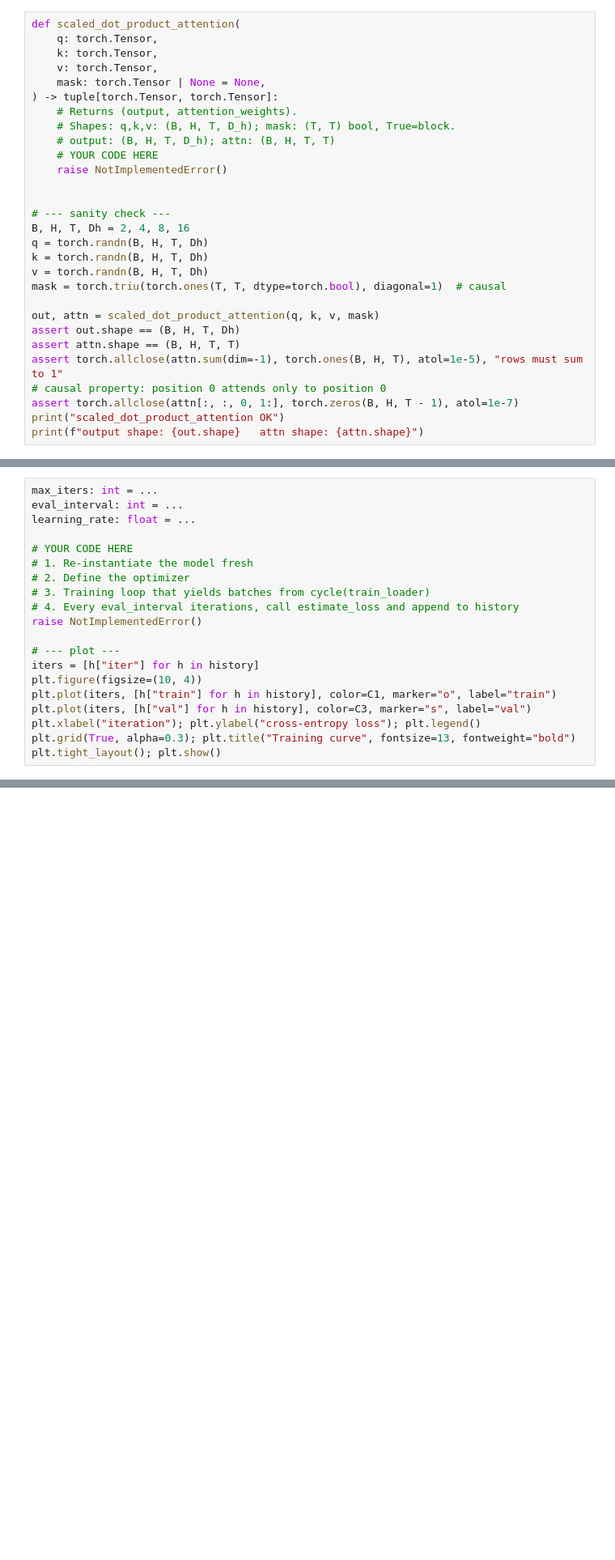
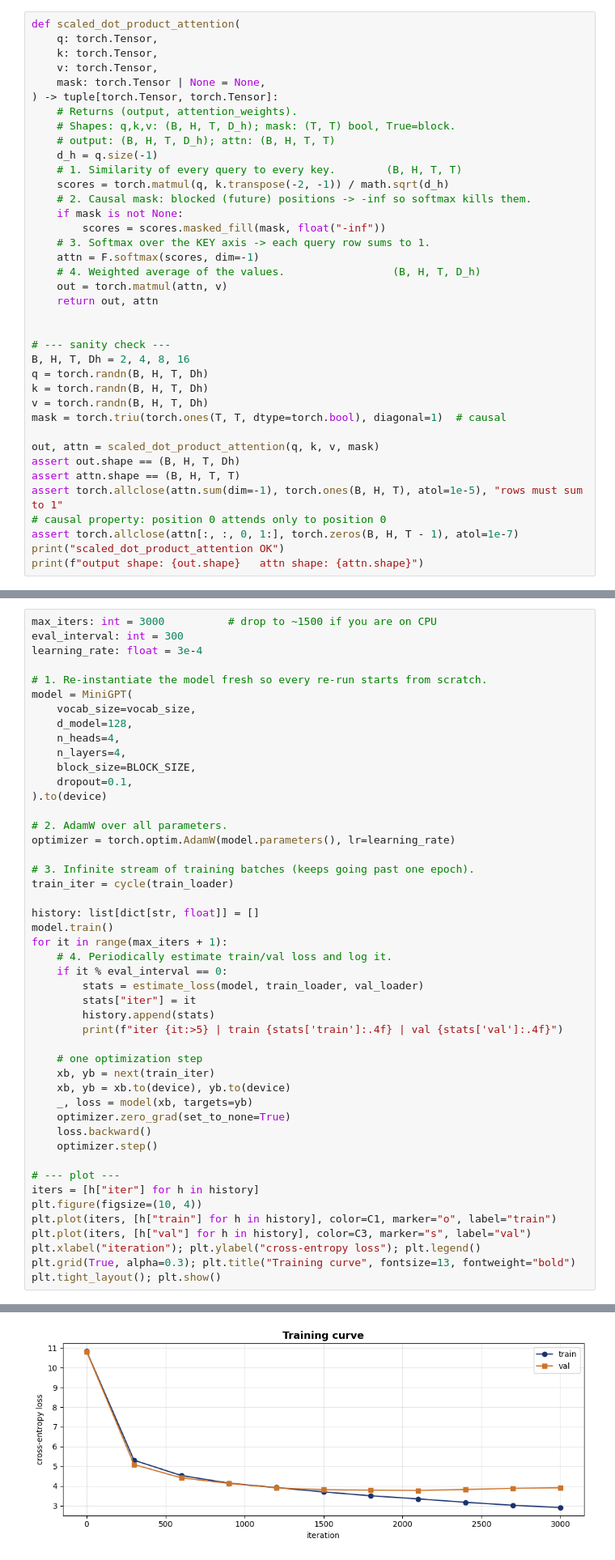
Before and after one commit to jjuuansee/deep-learning-course-notebooks, a Jupyter notebook: notebooks/notebook_7.ipynb, the cells around one changed output, grey strips where cells are left out. Shown at 81% size. Drawn from its saved outputs; the diff is of its cells as text; blank space fills up the shorter version.

```diff
--- a/notebooks/notebook_7.ipynb
+++ b/notebooks/notebook_7.ipynb
@@ -350,8 +445,17 @@ def scaled_dot_product_attention(
     # Returns (output, attention_weights).
     # Shapes: q,k,v: (B, H, T, D_h); mask: (T, T) bool, True=block.
     # output: (B, H, T, D_h); attn: (B, H, T, T)
-    # YOUR CODE HERE
-    raise NotImplementedError()
+    d_h = q.size(-1)
+    # 1. Similarity of every query to every key.        (B, H, T, T)
+    scores = torch.matmul(q, k.transpose(-2, -1)) / math.sqrt(d_h)
+    # 2. Causal mask: blocked (future) positions -> -inf so softmax kills them.
+    if mask is not None:
+        scores = scores.masked_fill(mask, float("-inf"))
+    # 3. Softmax over the KEY axis -> each query row sums to 1.
+    attn = F.softmax(scores, dim=-1)
+    # 4. Weighted average of the values.                 (B, H, T, D_h)
+    out = torch.matmul(attn, v)
+    return out, attn
 
 
 # --- sanity check ---
@@ -596,16 +803,43 @@ def cycle(loader: DataLoader):
         for batch in loader:
             yield batch
 # %%
-max_iters: int = ...
-eval_interval: int = ...
-learning_rate: float = ...
+max_iters: int = 3000          # drop to ~1500 if you are on CPU
+eval_interval: int = 300
+learning_rate: float = 3e-4
 
-# YOUR CODE HERE
-# 1. Re-instantiate the model fresh
-# 2. Define the optimizer
-# 3. Training loop that yields batches from cycle(train_loader)
-# 4. Every eval_interval iterations, call estimate_loss and append to history
-raise NotImplementedError()
+# 1. Re-instantiate the model fresh so every re-run starts from scratch.
+model = MiniGPT(
+    vocab_size=vocab_size,
+    d_model=128,
+    n_heads=4,
+    n_layers=4,
+    block_size=BLOCK_SIZE,
+    dropout=0.1,
+).to(device)
+
+# 2. AdamW over all parameters.
+optimizer = torch.optim.AdamW(model.parameters(), lr=learning_rate)
+
+# 3. Infinite stream of training batches (keeps going past one epoch).
+train_iter = cycle(train_loader)
+
+history: list[dict[str, float]] = []
+model.train()
+for it in range(max_iters + 1):
+    # 4. Periodically estimate train/val loss and log it.
+    if it % eval_interval == 0:
+        stats = estimate_loss(model, train_loader, val_loader)
+        stats["iter"] = it
+        history.append(stats)
+        print(f"iter {it:>5} | train {stats['train']:.4f} | val {stats['val']:.4f}")
+
+    # one optimization step
+    xb, yb = next(train_iter)
+    xb, yb = xb.to(device), yb.to(device)
+    _, loss = model(xb, targets=yb)
+    optimizer.zero_grad(set_to_none=True)
+    loss.backward()
+    optimizer.step()
 
 # --- plot ---
 iters = [h["iter"] for h in history]
@@ -615,3 +849,4 @@ plt.plot(iters, [h["val"] for h in history], color=C3, marker="s", label="val")
 plt.xlabel("iteration"); plt.ylabel("cross-entropy loss"); plt.legend()
 plt.grid(True, alpha=0.3); plt.title("Training curve", fontsize=13, fontweight="bold")
 plt.tight_layout(); plt.show()
+# %% [output]
@@ -618,3 +864,4 @@ plt.tight_layout(); plt.show()
+[figure, added]
 # %% [markdown]
 ### Exercise 4.2 — Autoregressive generation
 
```
Also changed, not shown: parts of 28 cells of this notebook.
